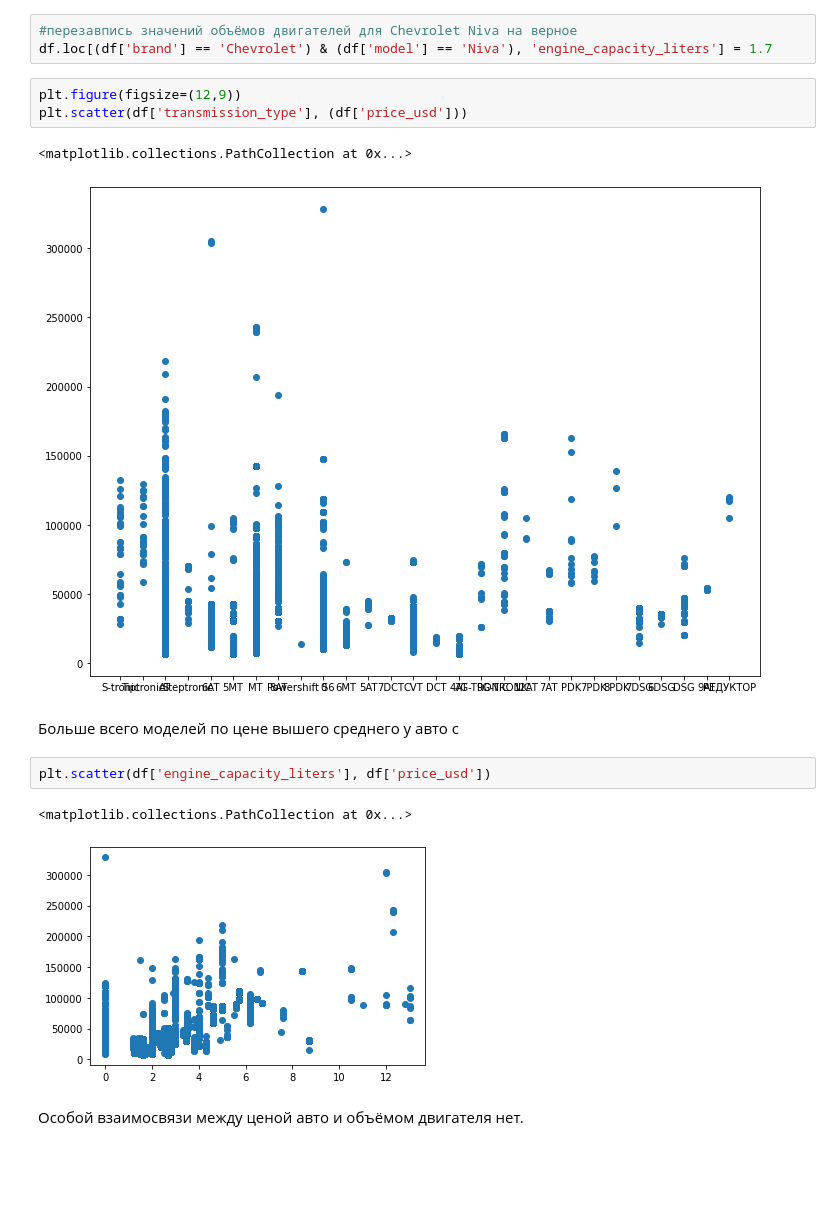
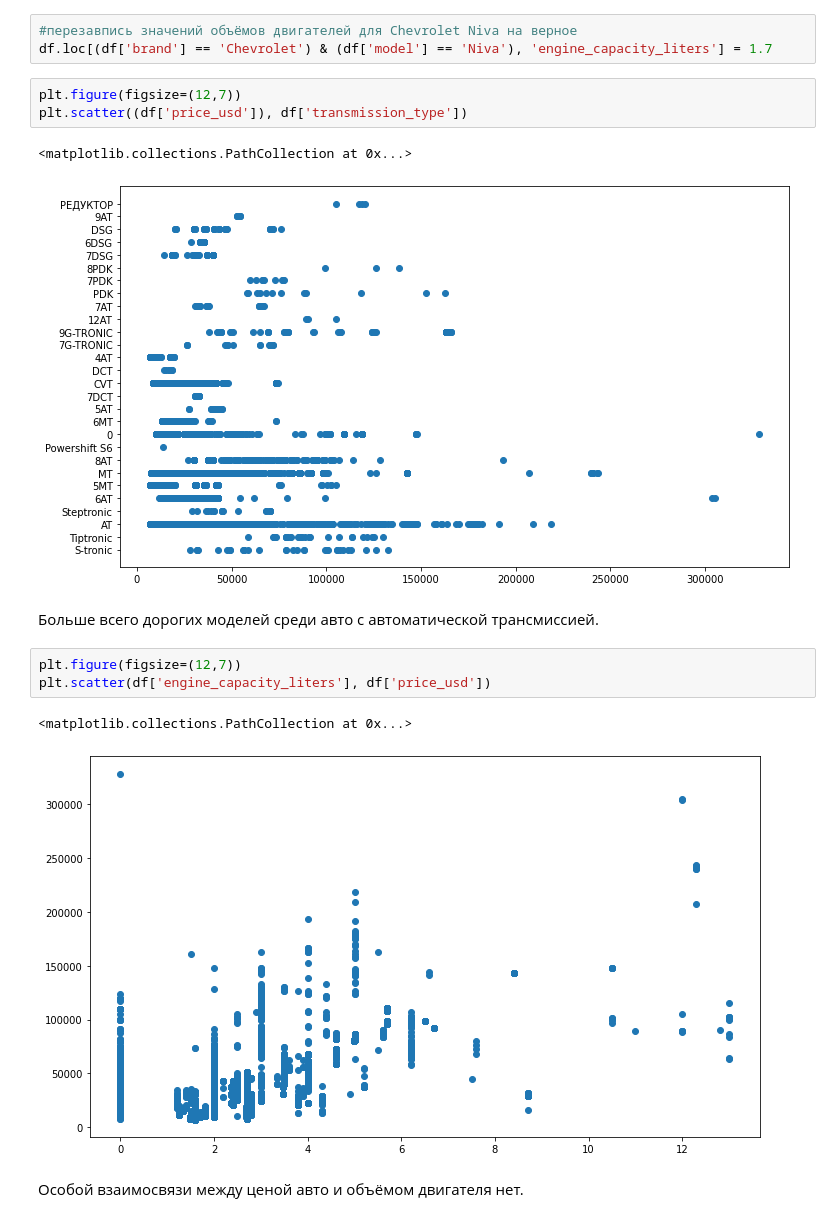
Before and after one commit to Heensz/analysis-of-the-car-market-of-Kazakhstan, a Jupyter notebook: Анализ авторынка Казахстана.ipynb, the cells around one changed output. Cells and saved outputs as stored; diff of their text form; blank space fills up the shorter version.

```diff
--- a/Анализ авторынка Казахстана.ipynb
+++ b/Анализ авторынка Казахстана.ipynb
@@ -1097,17 +1095,18 @@ df.query('engine_capacity_liters > 10.0')[['brand','model','engine_capacity_lite
 #перезавпись значений объёмов двигателей для Сhevrolet Niva на верное
 df.loc[(df['brand'] == 'Chevrolet') & (df['model'] == 'Niva'), 'engine_capacity_liters'] = 1.7
 # %%
-plt.figure(figsize=(12,9))
-plt.scatter(df['transmission_type'], (df['price_usd']))
+plt.figure(figsize=(12,7))
+plt.scatter((df['price_usd']), df['transmission_type'])
 # %% [output]
 <matplotlib.collections.PathCollection at 0x...>
-[figure, old version]
+[figure, new version]
 # %% [markdown]
-Больше всего моделей по цене вышего среднего у авто с
+Больше всего дорогих моделей среди авто с автоматической трансмиссией.
 # %%
+plt.figure(figsize=(12,7))
 plt.scatter(df['engine_capacity_liters'], df['price_usd'])
 # %% [output]
 <matplotlib.collections.PathCollection at 0x...>
-[figure, old version]
+[figure, new version]
 # %% [markdown]
 Особой взаимосвязи между ценой авто и объёмом двигателя нет.
```
Also changed, not shown: parts of 35 cells of this notebook.
